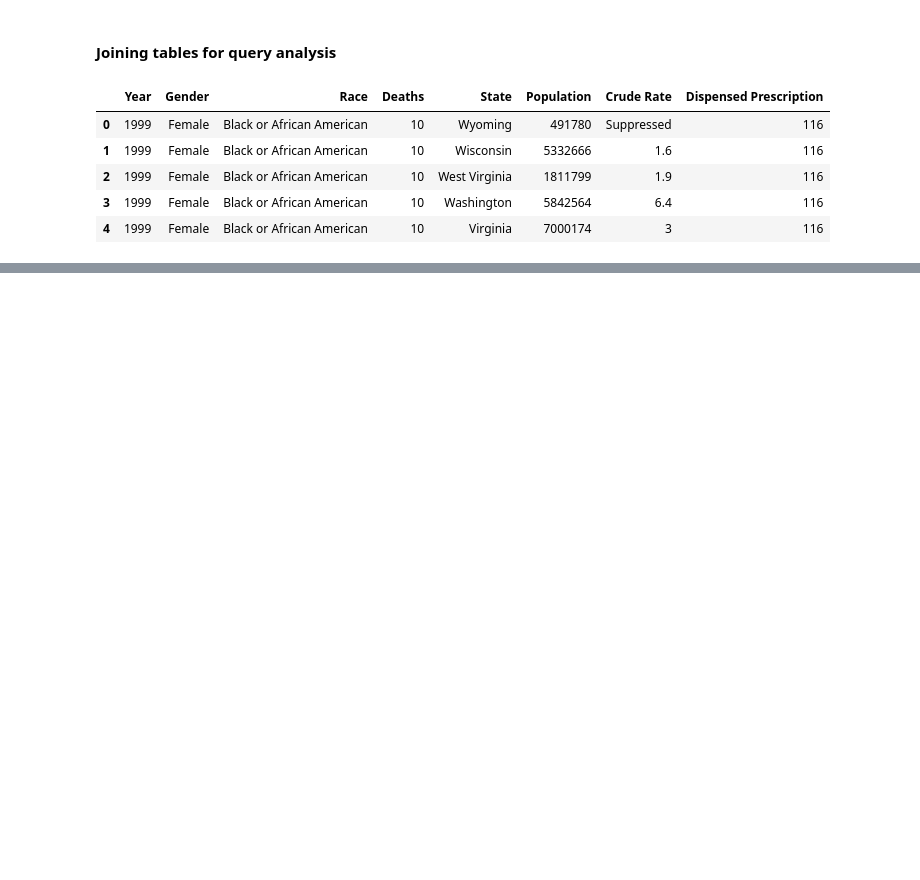
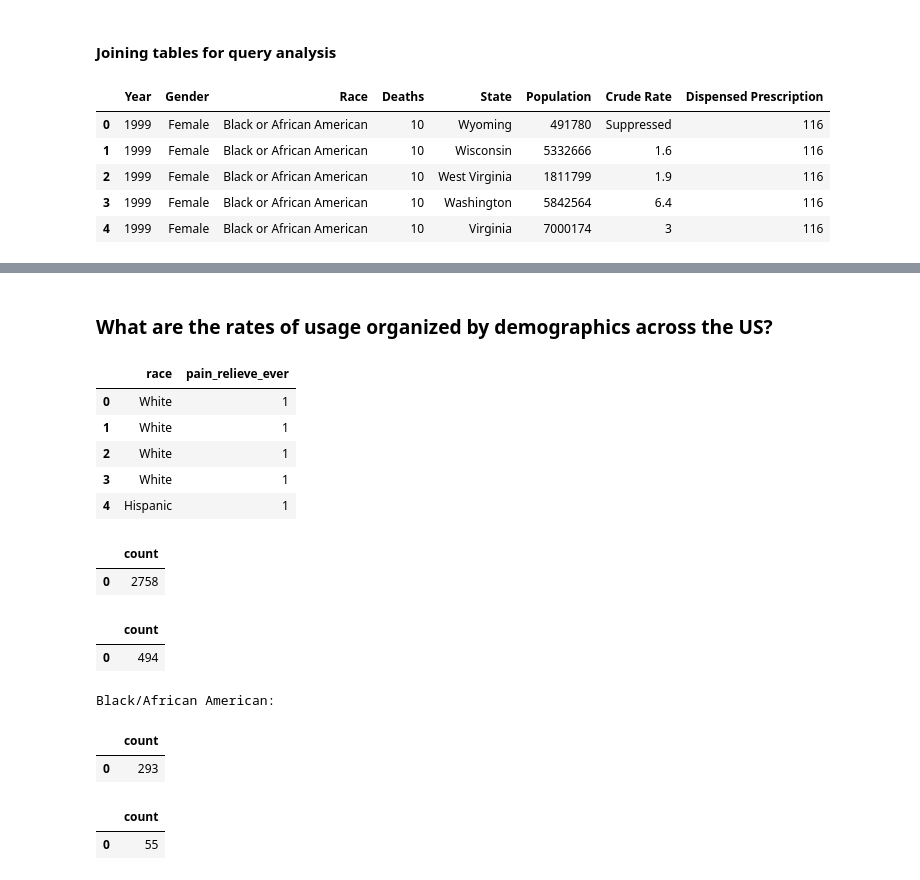
Before and after one commit to Chahnaz-Kbaisi/ETL-Project, a Jupyter notebook: usage_overdose_us1.ipynb, the cells around one changed output, grey strips where cells are left out. Drawn from its saved outputs; the diff is of its cells as text; code cells hidden in the pictures; blank space fills up the shorter version.

```diff
--- a/usage_overdose_us1.ipynb
+++ b/usage_overdose_us1.ipynb
@@ -490,0 +500,76 @@ male_death_df
+# %% [markdown]
+### What are the rates of usage organized by demographics across the US?
+# %%
+# Filtering race and using pain relief ever:
+count = """
+    SELECT race, pain_relieve_ever
+    FROM demographic_drug_use
+    WHERE pain_relieve_ever = '1';
+"""
+count = pd.read_sql(count, connection)
+count.head()
+# %% [output]
+|  | race | pain_relieve_ever |
+| 0 | White | 1 |
+| 1 | White | 1 |
+| 2 | White | 1 |
+| 3 | White | 1 |
+| 4 | Hispanic | 1 |
+# %%
+# For White:
+count = """
+    SELECT COUNT(pain_relieve_ever)
+    FROM demographic_drug_use
+    WHERE pain_relieve_ever = '1'
+    AND race = 'White';
+
+"""
+count = pd.read_sql(count, connection)
+count
+# %% [output]
+|  | count |
+| 0 | 2758 |
+# %%
+# For Hispanic
+count = """
+    SELECT COUNT(pain_relieve_ever)
+    FROM demographic_drug_use
+    WHERE pain_relieve_ever = '1'
+    AND race = 'Hispanic';
+
+"""
+count = pd.read_sql(count, connection)
+count
+# %% [output]
+|  | count |
+| 0 | 494 |
+# %%
+# For Black/African American:
+count = """
+    SELECT COUNT(pain_relieve_ever)
+    FROM demographic_drug_use
+    WHERE pain_relieve_ever = '1'
+    AND race = 'Black/African American';
+
+"""
+count = pd.read_sql(count, connection)
+print(f"Black/African American:")
+count
+# %% [output]
+Black/African American:
+|  | count |
+| 0 | 293 |
+# %%
+# For Native American/Alaskan Native:
+count = """
+    SELECT COUNT(pain_relieve_ever)
+    FROM demographic_drug_use
+    WHERE pain_relieve_ever = '1'
+    AND race = 'Native American/Alaskan Native';
+
+"""
+count = pd.read_sql(count, connection)
+count
+# %% [output]
+|  | count |
+| 0 | 55 |
```
Also changed, not shown: parts of 16 cells of this notebook, 4 other files.
